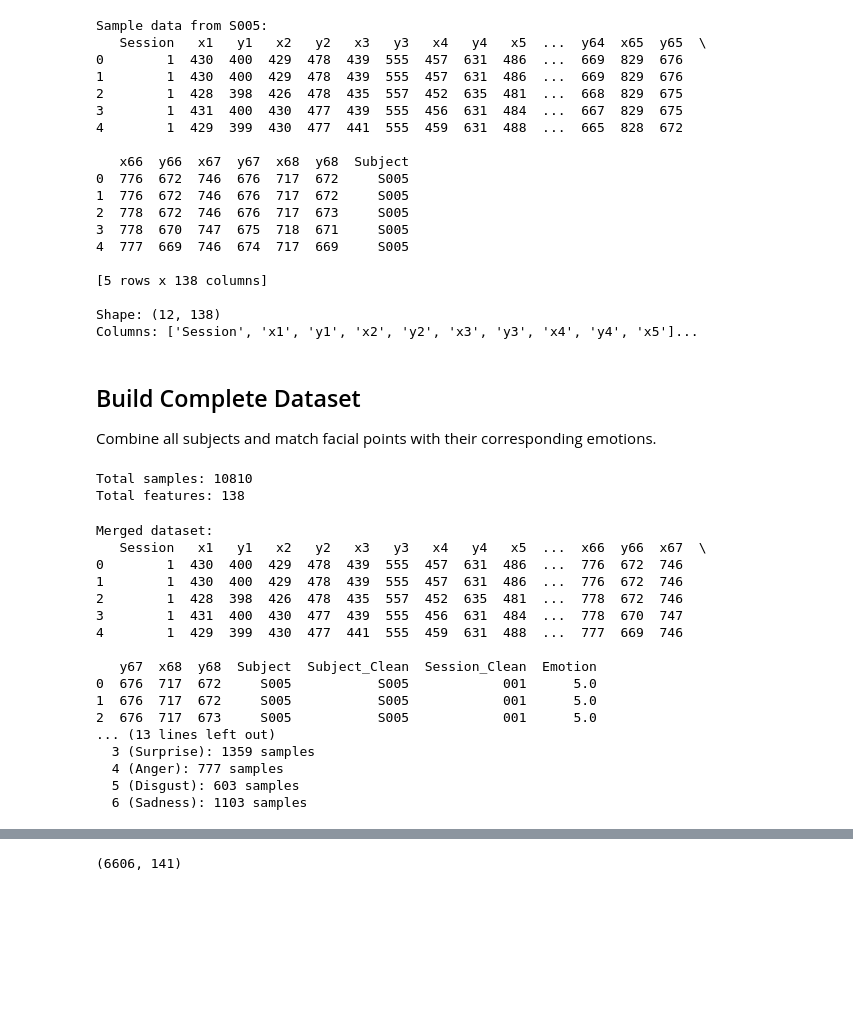
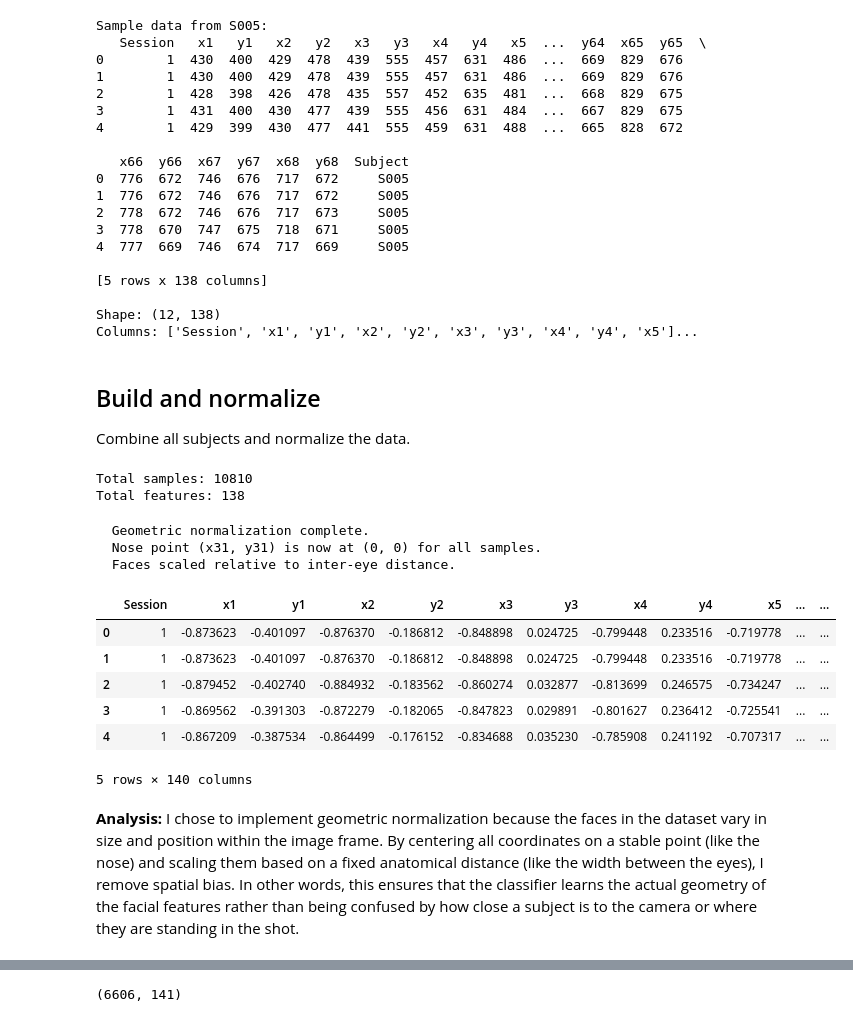
Before and after one commit to dragonfish26/SD_projet, a Jupyter notebook: project_phase1.ipynb, the cells around one changed output, grey strips where cells are left out. Drawn from its saved outputs; the diff is of its cells as text; code cells hidden in the pictures; blank space fills up the shorter version.

```diff
--- a/project_phase1.ipynb
+++ b/project_phase1.ipynb
@@ -181,9 +167,9 @@ Sample data from S005:
 Shape: (12, 138)
 Columns: ['Session', 'x1', 'y1', 'x2', 'y2', 'x3', 'y3', 'x4', 'y4', 'x5']...
 # %% [markdown]
-## Build Complete Dataset
+## Build and normalize
 
-Combine all subjects and match facial points with their corresponding emotions.
+Combine all subjects and normalize the data.
 # %%
 # Load facial points for all subjects
 all_facialPoints = []
@@ -206,53 +192,3 @@ facialPoints_df.columns = facialPoints_df.columns.str.strip()
 # %% [output]
 Total samples: 10810
 Total features: 138
-# %%
-# Ensure session and subject column has the same format to easily merge
-emotions_df['Subject_Clean'] = emotions_df['Subject'].str.strip()
-emotions_df['Session_Clean'] = emotions_df['Session'].astype(str).str.zfill(3)
-facialPoints_df['Subject_Clean'] = facialPoints_df['Subject'].str.strip()
-facialPoints_df['Session_Clean'] = facialPoints_df['Session'].astype(str).str.zfill(3)
-
-# Merge on subject and session
-data = facialPoints_df.merge(
-    emotions_df[['Subject_Clean', 'Session_Clean', 'Emotion']],
-    on=['Subject_Clean', 'Session_Clean'],
-    how='left'
-)
-
-print("Merged dataset: ")
-print(data.head())
-print(f"\nShape: {data.shape}")
-
-# Check for unmatched records
-unmatched = data['Emotion'].isna().sum()
-print(f"\nUnmatched records (no emotion label): {unmatched}")
-
-# Remove unmatched records
-data = data.dropna(subset=['Emotion'])
-data['Emotion'] = data['Emotion'].astype(int)
-
-print(f"Final dataset size: {len(data)}")
-print(f"\nEmotion distribution:")
-emotion_counts = data['Emotion']. value_counts().sort_index()
-for emotion_code, count in emotion_counts. items():
-    emotion_name = emotion_names. get(emotion_code, 'Unknown')
-    print(f"  {emotion_code} ({emotion_name}): {count} samples")
-# %% [output]
-Merged dataset:
-   Session   x1   y1   x2   y2   x3   y3   x4   y4   x5  ...  x66  y66  x67  \
-0        1  430  400  429  478  439  555  457  631  486  ...  776  672  746
-1        1  430  400  429  478  439  555  457  631  486  ...  776  672  746
-2        1  428  398  426  478  435  557  452  635  481  ...  778  672  746
-3        1  431  400  430  477  439  555  456  631  484  ...  778  670  747
-4        1  429  399  430  477  441  555  459  631  488  ...  777  669  746
-
-   y67  x68  y68  Subject  Subject_Clean  Session_Clean  Emotion
-0  676  717  672     S005           S005            001      5.0
-1  676  717  672     S005           S005            001      5.0
-2  676  717  673     S005           S005            001      5.0
-... (13 lines left out)
-  3 (Surprise): 1359 samples
-  4 (Anger): 777 samples
-  5 (Disgust): 603 samples
-  6 (Sadness): 1103 samples
@@ -258,0 +239,18 @@ Merged dataset:
+# %%
+facialPoints_geometric = geometric_normalization(facialPoints_df, verbose=True)
+# %% [output]
+  Geometric normalization complete.
+  Nose point (x31, y31) is now at (0, 0) for all samples.
+  Faces scaled relative to inter-eye distance.
+# %%
+facialPoints_geometric.head()
+# %% [output]
+|  | Session | x1 | y1 | x2 | y2 | x3 | y3 | x4 | y4 | x5 | ... | ... |
+| 0 | 1 | -0.873623 | -0.401097 | -0.876370 | -0.186812 | -0.848898 | 0.024725 | -0.799448 | 0.233516 | -0.719778 | ... | ... |
+| 1 | 1 | -0.873623 | -0.401097 | -0.876370 | -0.186812 | -0.848898 | 0.024725 | -0.799448 | 0.233516 | -0.719778 | ... | ... |
+| 2 | 1 | -0.879452 | -0.402740 | -0.884932 | -0.183562 | -0.860274 | 0.032877 | -0.813699 | 0.246575 | -0.734247 | ... | ... |
+| 3 | 1 | -0.869562 | -0.391303 | -0.872279 | -0.182065 | -0.847823 | 0.029891 | -0.801627 | 0.236412 | -0.725541 | ... | ... |
+| 4 | 1 | -0.867209 | -0.387534 | -0.864499 | -0.176152 | -0.834688 | 0.035230 | -0.785908 | 0.241192 | -0.707317 | ... | ... |
+5 rows × 140 columns
+# %% [markdown]
+**Analysis:** I chose to implement geometric normalization because the faces in the dataset vary in size and position within the image frame. By centering all coordinates on a stable point (like the nose) and scaling them based on a fixed anatomical distance (like the width between the eyes), I remove spatial bias. In other words, this ensures that the classifier learns the actual geometry of the facial features rather than being confused by how close a subject is to the camera or where they are standing in the shot.
```
Also changed, not shown: parts of 15 cells of this notebook, 1 other file.
